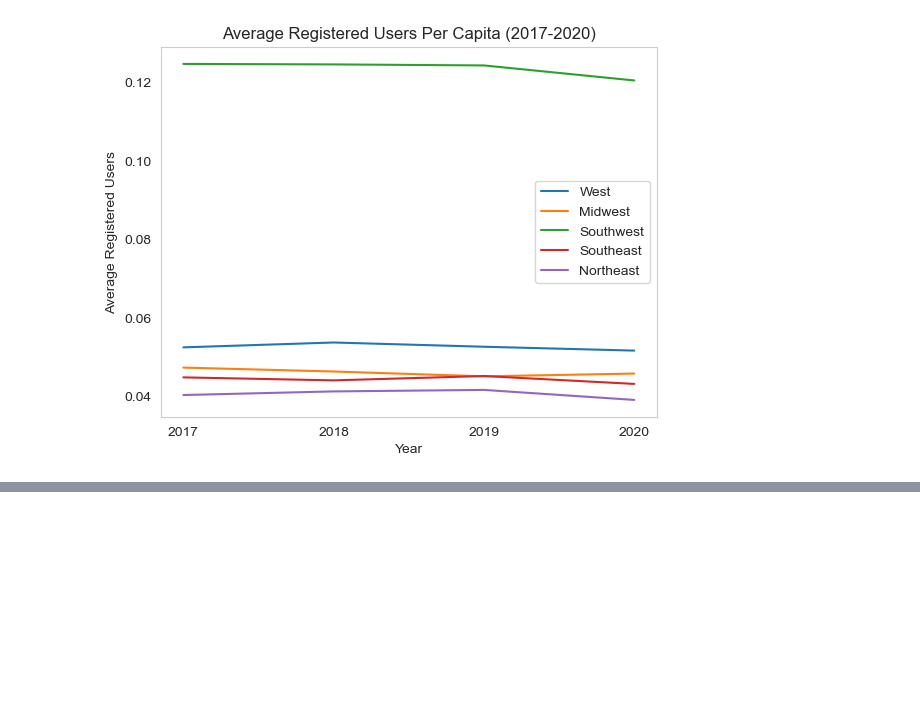
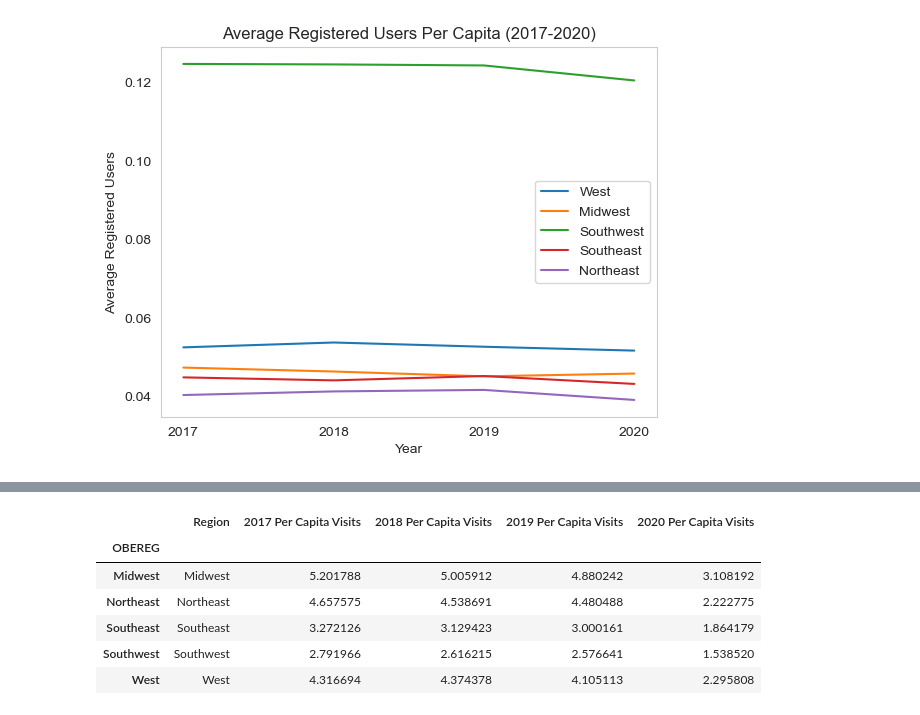
Before and after one commit to vwalden/library-eda, a Jupyter notebook: library_eda.ipynb, the cells around one changed output, grey strips where cells are left out. Saved outputs shown, nothing was run; the diff lists cells and outputs as text; code cells hidden in the pictures; blank space fills up the shorter version.

```diff
--- a/library_eda.ipynb
+++ b/library_eda.ipynb
@@ -407,0 +448,17 @@ plt.show()
+# %%
+# Create a summary dataframe for per capita visits from 2017-2020
+summary_visits_df = pd.DataFrame({'Region': ['Midwest', 'Northeast', 'Southeast', 'Southwest', 'West'],
+                                   '2017 Per Capita Visits': percapvis17,
+                                   '2018 Per Capita Visits': percapvis18,
+                                   '2019 Per Capita Visits': percapvis19,
+                                   '2020 Per Capita Visits': percapvis20})
+
+summary_visits_df
+# %% [output]
+|  | Region | 2017 Per Capita Visits | 2018 Per Capita Visits | 2019 Per Capita Visits | 2020 Per Capita Visits |
+| OBEREG |  |  |  |  |  |
+| Midwest | Midwest | 5.201788 | 5.005912 | 4.880242 | 3.108192 |
+| Northeast | Northeast | 4.657575 | 4.538691 | 4.480488 | 2.222775 |
+| Southeast | Southeast | 3.272126 | 3.129423 | 3.000161 | 1.864179 |
+| Southwest | Southwest | 2.791966 | 2.616215 | 2.576641 | 1.538520 |
+| West | West | 4.316694 | 4.374378 | 4.105113 | 2.295808 |
```
Also changed, not shown: parts of 15 cells of this notebook.
